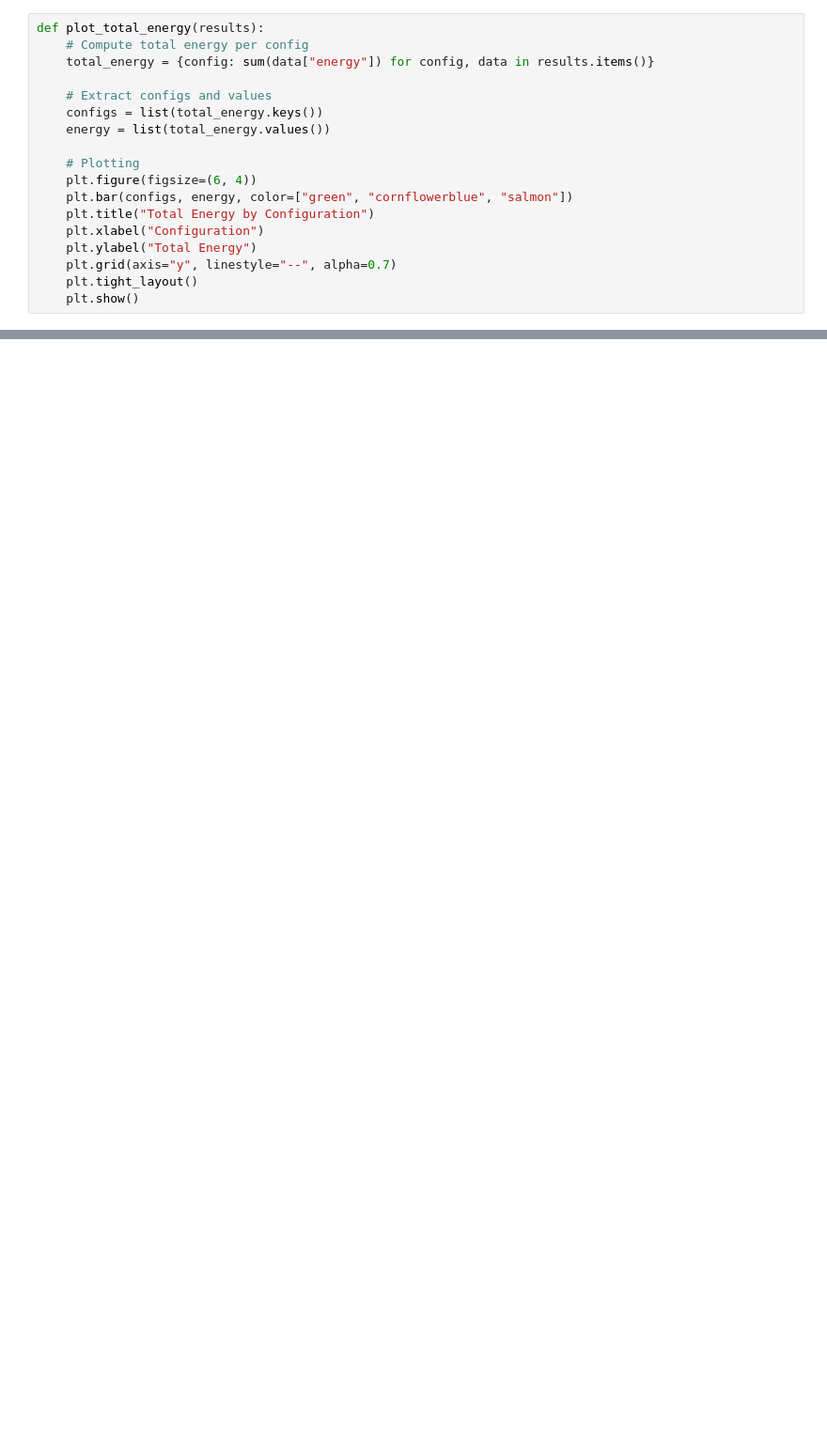
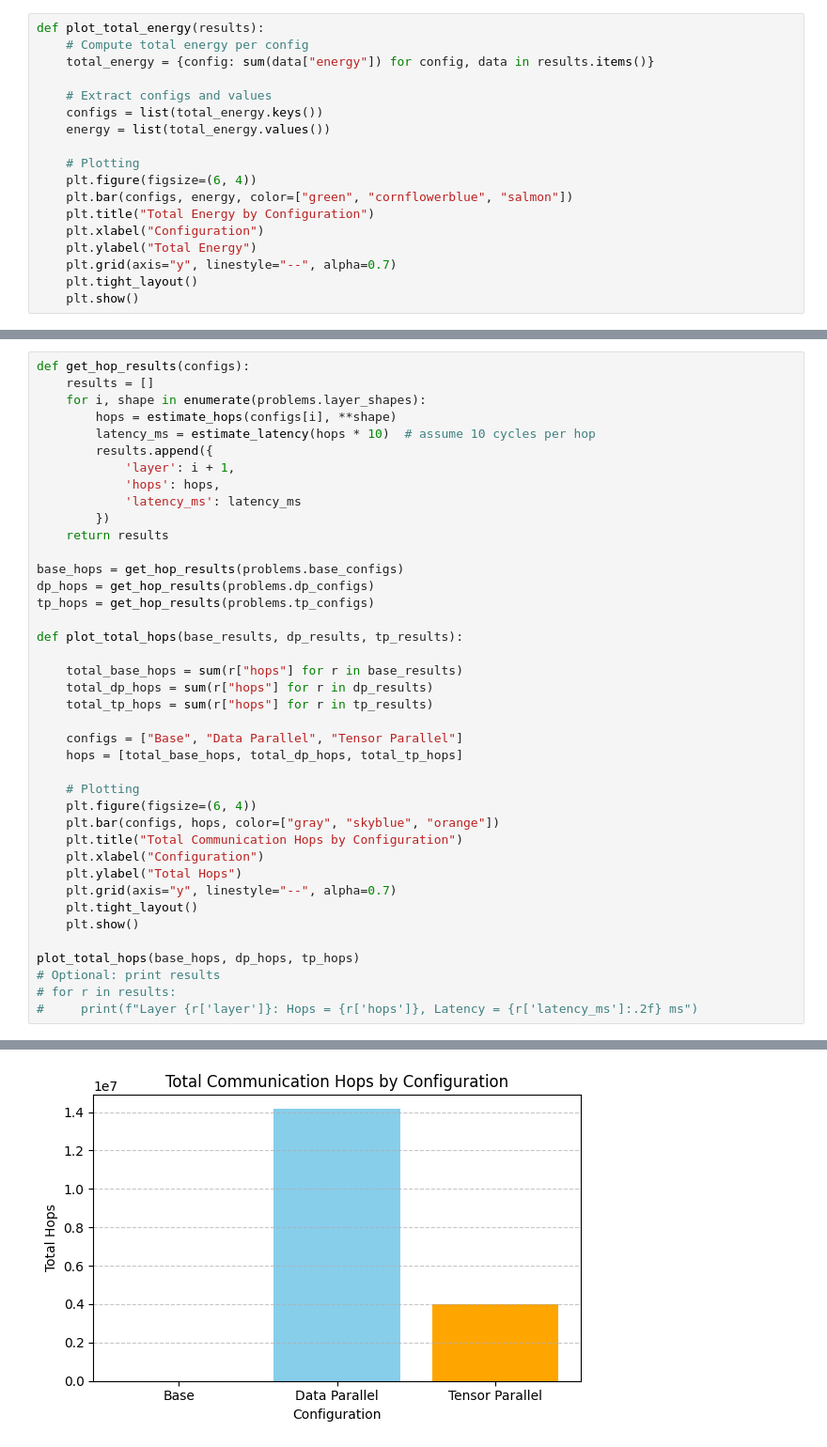
Before and after one commit to feadebekun2/6.593-final, a Jupyter notebook: workspace/tester.ipynb, the cells around one changed output, grey strips where cells are left out. Shown: that part at 94% size. Saved outputs shown, nothing was run; the diff lists cells and outputs as text; blank space fills up the shorter version.

Commit message:
fixed config bug

```diff
--- a/workspace/tester.ipynb
+++ b/workspace/tester.ipynb
@@ -80,0 +91,41 @@ plot_total_energy(results)
+# %%
+def get_hop_results(configs):
+    results = []
+    for i, shape in enumerate(problems.layer_shapes):
+        hops = estimate_hops(configs[i], **shape)
+        latency_ms = estimate_latency(hops * 10)  # assume 10 cycles per hop
+        results.append({
+            'layer': i + 1,
+            'hops': hops,
+            'latency_ms': latency_ms
+        })
+    return results
+
+base_hops = get_hop_results(problems.base_configs)
+dp_hops = get_hop_results(problems.dp_configs)
+tp_hops = get_hop_results(problems.tp_configs)
+
+def plot_total_hops(base_results, dp_results, tp_results):
+
+    total_base_hops = sum(r["hops"] for r in base_results)
+    total_dp_hops = sum(r["hops"] for r in dp_results)
+    total_tp_hops = sum(r["hops"] for r in tp_results)
+
+    configs = ["Base", "Data Parallel", "Tensor Parallel"]
+    hops = [total_base_hops, total_dp_hops, total_tp_hops]
+
+    # Plotting
+    plt.figure(figsize=(6, 4))
+    plt.bar(configs, hops, color=["gray", "skyblue", "orange"])
+    plt.title("Total Communication Hops by Configuration")
+    plt.xlabel("Configuration")
+    plt.ylabel("Total Hops")
+    plt.grid(axis="y", linestyle="--", alpha=0.7)
+    plt.tight_layout()
+    plt.show()
+
+plot_total_hops(base_hops, dp_hops, tp_hops)
+# Optional: print results
+# for r in results:
+#     print(f"Layer {r['layer']}: Hops = {r['hops']}, Latency = {r['latency_ms']:.2f} ms")
+# %% [output]
@@ -80,0 +149 @@ plot_total_energy(results)
+[figure, added]
```
Also changed, not shown: parts of 6 cells of this notebook, 20 other files.
